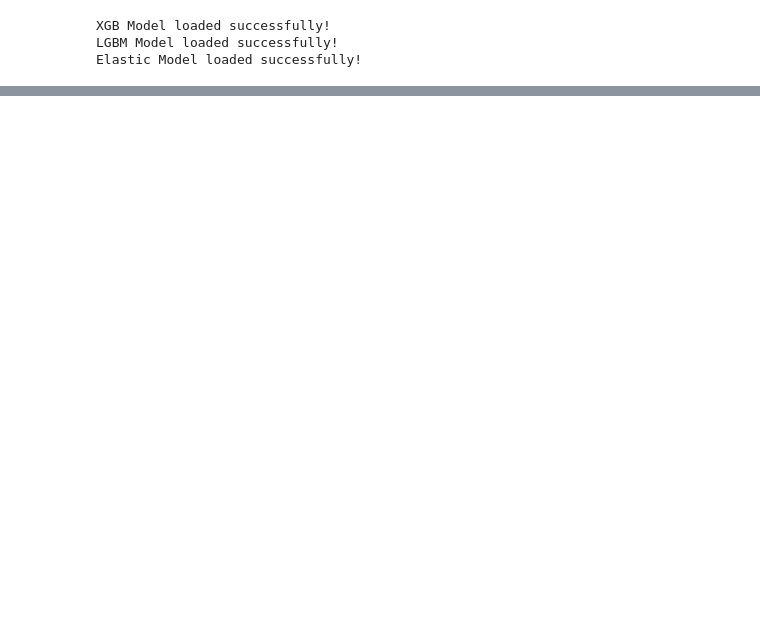
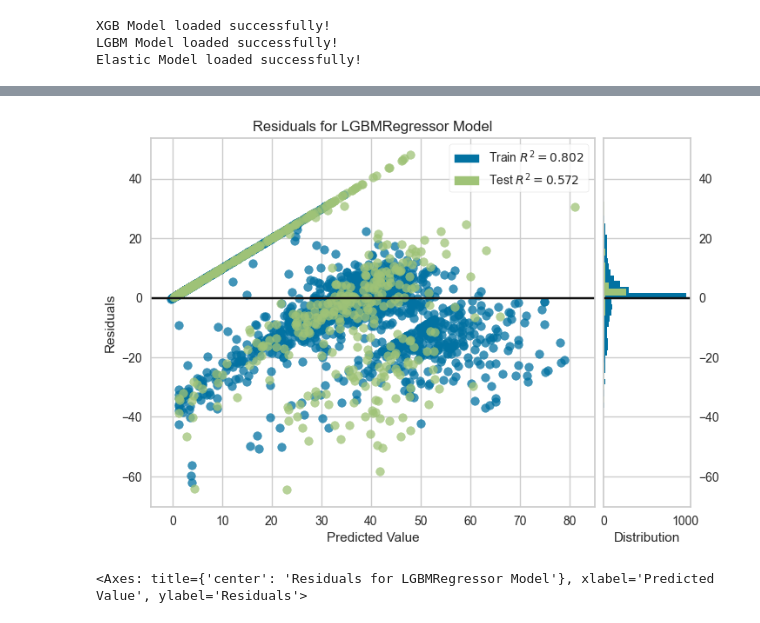
Before and after one commit to dfquinn23/Project_2, a Jupyter notebook: sorare/04_forwards.ipynb, the cells around one changed output, grey strips where cells are left out. Saved outputs shown, nothing was run; the diff lists cells and outputs as text; code cells hidden in the pictures; blank space fills up the shorter version.

```diff
--- a/sorare/04_forwards.ipynb
+++ b/sorare/04_forwards.ipynb
@@ -321,0 +370,11 @@ saved_forwards_df.to_csv('sorare_data/predictions/sorare_forwards_predictions.cs
+# %%
+#residuals plot for svm
+from yellowbrick.regressor import ResidualsPlot
+# Initialize ResidualsPlot
+visualizer = ResidualsPlot(forwards_lgbm_model_loaded)
+visualizer.fit(X_train, y_train)  # Fit the training data to the visualizer
+visualizer.score(X_test, y_test)  # Evaluate the model on the test data
+visualizer.show()  # Finalize and show the figure
+# %% [output]
+[figure, added]
+<Axes: title={'center': 'Residuals for LGBMRegressor Model'}, xlabel='Predicted Value', ylabel='Residuals'>
```
Also changed, not shown: parts of 18 cells of this notebook, 29 other files.
